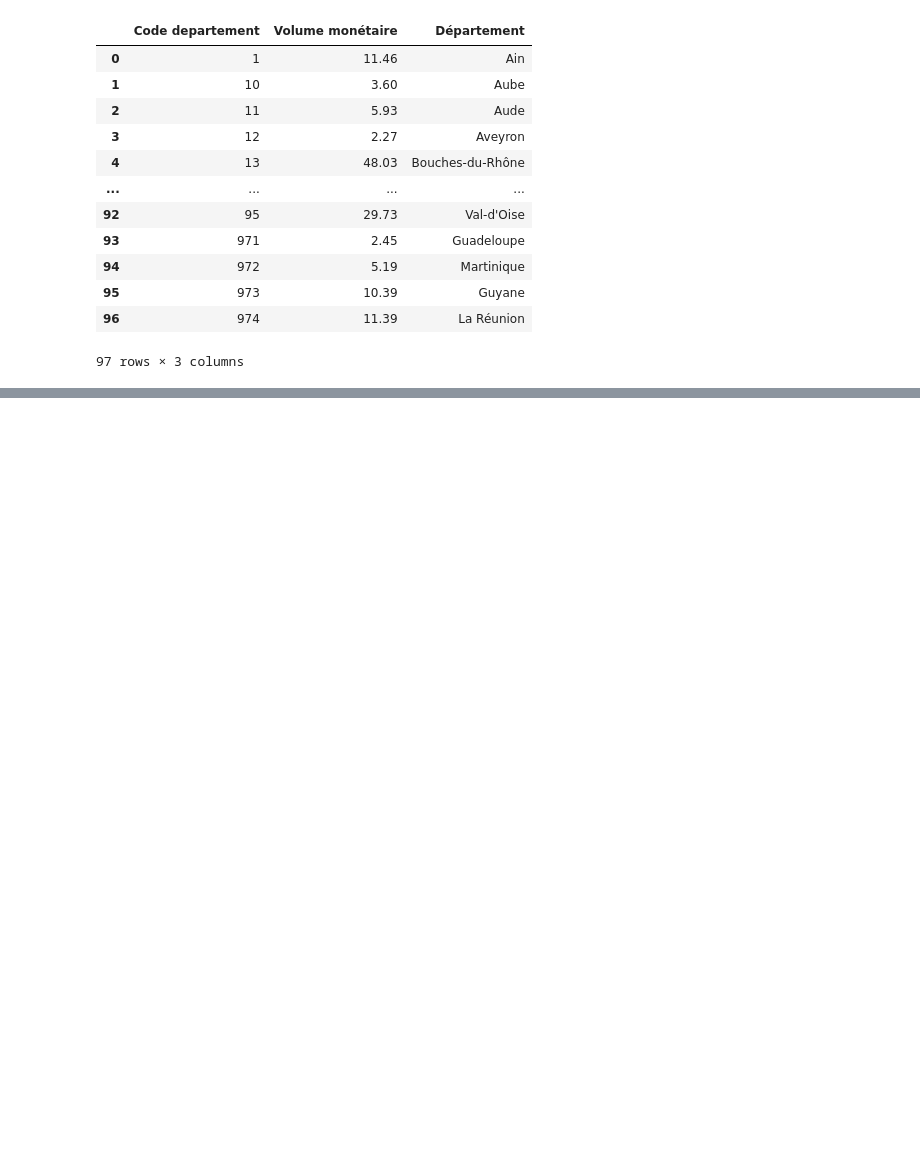
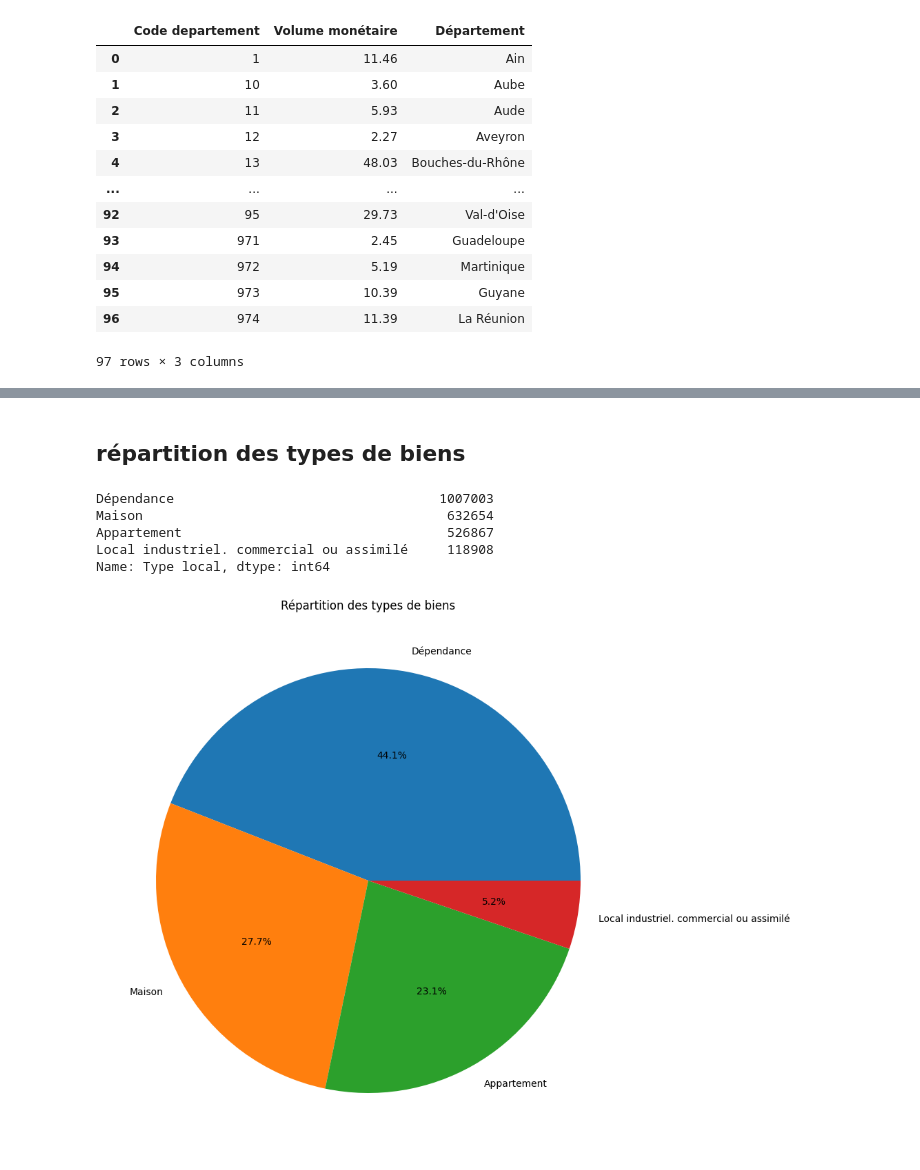
Before and after one commit to GuillaumeDorschner/Real-Estate-Analysis-France, a Jupyter notebook: data analyse/analyse.ipynb, the cells around one changed output, grey strips where cells are left out. Drawn from its saved outputs; the diff is of its cells as text; code cells hidden in the pictures; blank space fills up the shorter version.

Commit message:
répartition des types de biens pie

```diff
--- a/data analyse/analyse.ipynb
+++ b/data analyse/analyse.ipynb
@@ -271,0 +339,18 @@ fig.show()
+# %% [markdown]
+## répartition des types de biens
+# %%
+type_counts = data['Type local'].value_counts()
+
+print(type_counts)
+
+type_counts.plot(kind='pie', autopct='%1.1f%%', figsize=(10,10))
+plt.ylabel('')
+plt.title('Répartition des types de biens')
+plt.show()
+# %% [output]
+Dépendance                                  1007003
+Maison                                       632654
+Appartement                                  526867
+Local industriel. commercial ou assimilé     118908
+Name: Type local, dtype: int64
+[figure, added]
```
Also changed, not shown: parts of 9 cells of this notebook, 1 other file.
